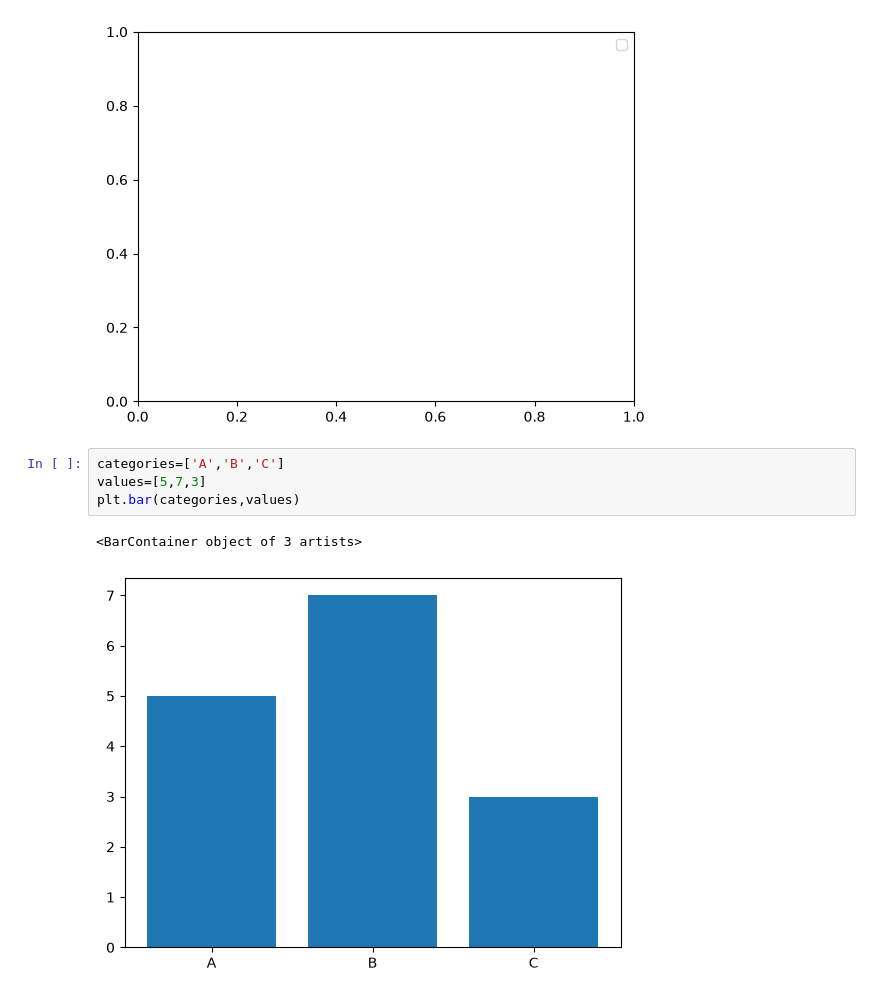
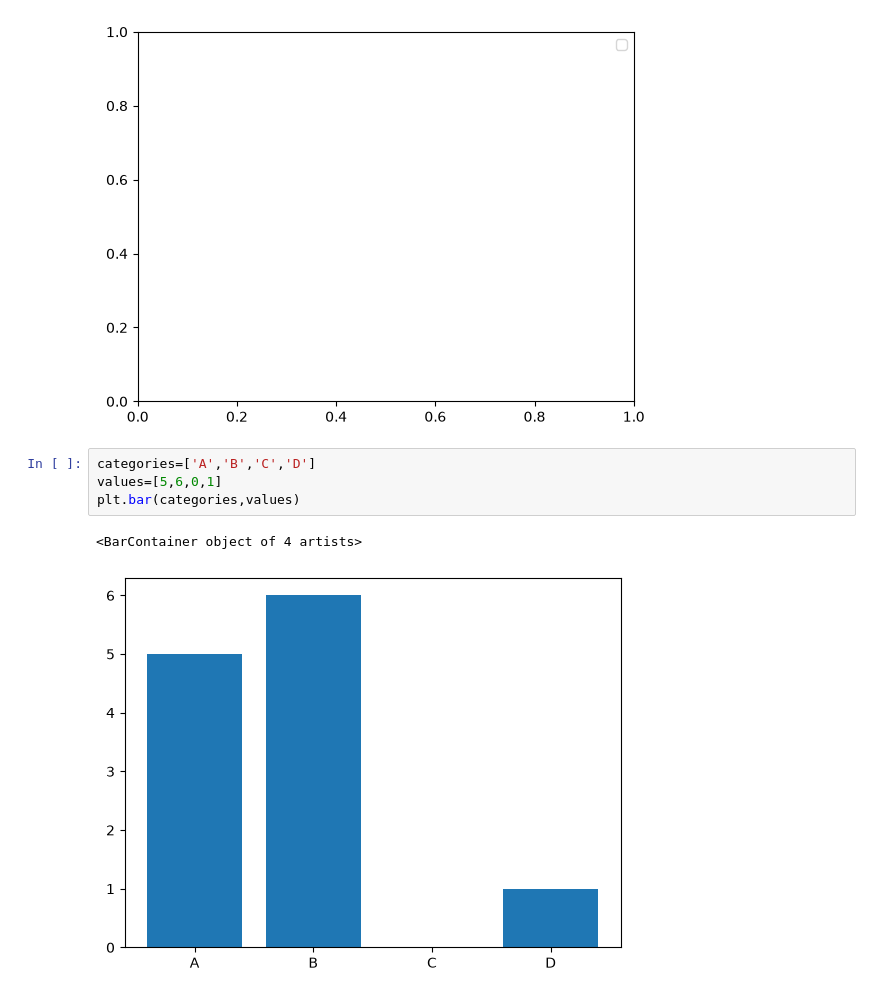
Before and after one commit to mahimamahesh2006-web/Srishti-Innovative-Intership, a Jupyter notebook: matplotlib.ipynb, the cells around one changed output. Cells and saved outputs as stored; diff of their text form.

```diff
--- a/matplotlib.ipynb
+++ b/matplotlib.ipynb
@@ -48,9 +48,9 @@ plt.show()
 # %% [output]
 [figure]
 # %%
-categories=['A','B','C']
-values=[5,7,3]
+categories=['A','B','C','D']
+values=[5,6,0,1]
 plt.bar(categories,values)
 # %% [output]
-<BarContainer object of 3 artists>
+<BarContainer object of 4 artists>
-[figure, old version]
+[figure, new version]
```
Also changed, not shown: parts of 9 cells of this notebook, 2 other files.
